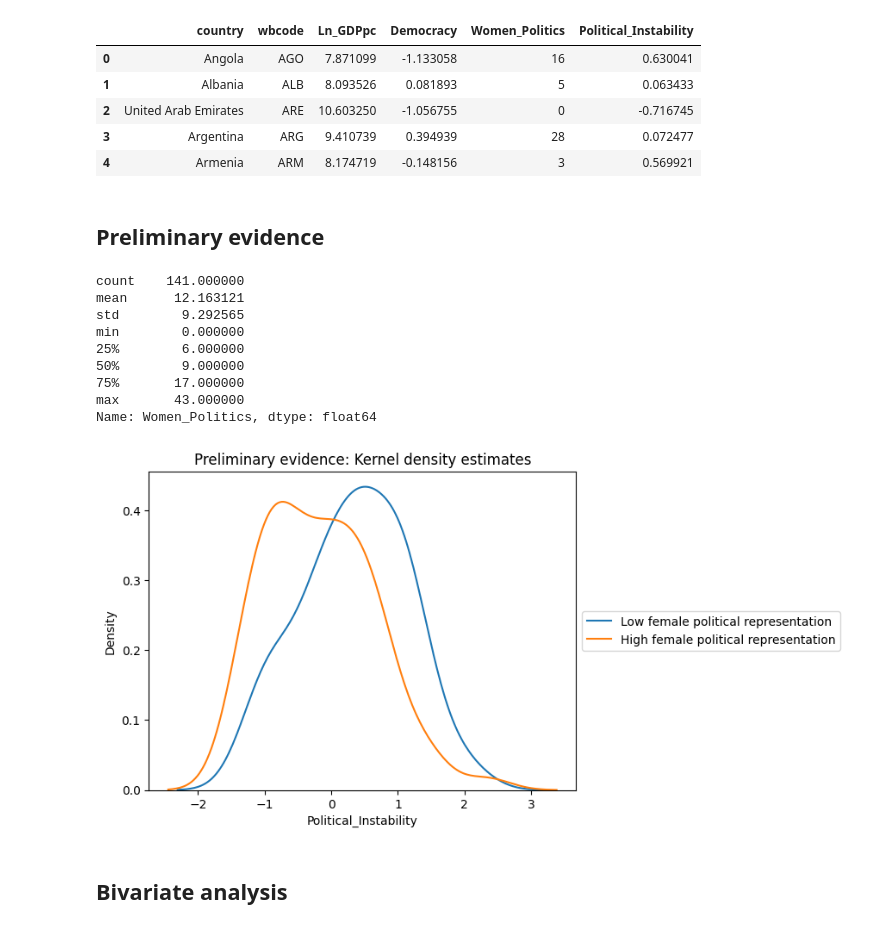
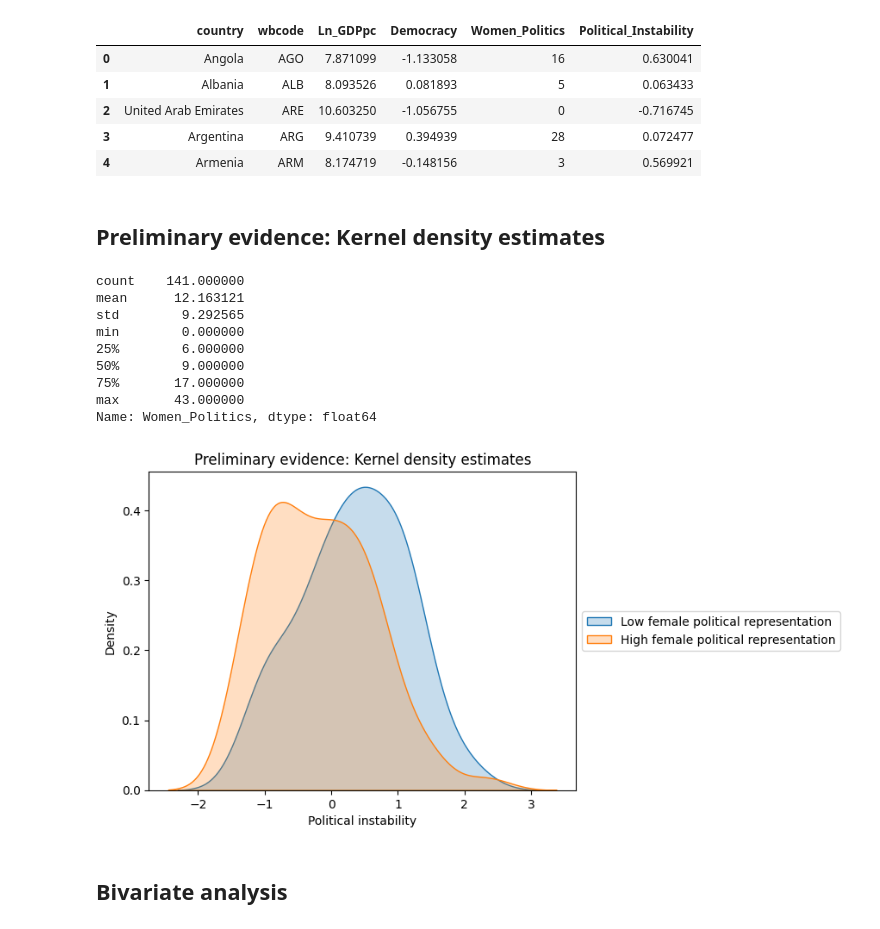
Before and after one commit to DmitriRazumikhin/CodeInPlace, a Jupyter notebook: FinalProject.ipynb, the cells around one changed output. Cells and saved outputs as stored; diff of their text form; code cells hidden in the pictures.

```diff
--- a/FinalProject.ipynb
+++ b/FinalProject.ipynb
@@ -89,50 +97,58 @@ wdi_data.head()
 | 3 | Argentina | ARG | 9.410739 | 0.394939 | 28 | 0.072477 |
 | 4 | Armenia | ARM | 8.174719 | -0.148156 | 3 | 0.569921 |
 # %% [markdown]
-## Preliminary evidence
+## Preliminary evidence: Kernel density estimates
 # %%
+# Summary statistics for Women_Politics
 
-# Summary statistics for Women_Politics
 summary_Women_Politics = wdi_data['Women_Politics'].describe()
 
 # Print the summary statistics
+
 print(summary_Women_Politics)
 
 # Generate the two groups:
+
 wdi_data['group'] = 1
 wdi_data.loc[wdi_data['Women_Politics'] > 9, 'group'] = 2
 
-# Check the new variable has been succesfully defined
+# Check that the new variable has been succesfully defined
+
 wdi_data.head()
 
 ## Subset the data based on the condition group == 1
+
 wdi_subset1 = wdi_data[wdi_data['group'] == 1]['Political_Instability']
+
 # Subset the data based on the condition group == 2
+
 wdi_subset2 = wdi_data[wdi_data['group'] == 2]['Political_Instability']
 
-# Create kernel density plots for each subset
-sns.kdeplot(wdi_subset1, label='Low female political representation')
-sns.kdeplot(wdi_subset2, label='High female political representation')
+# Create the kernel density plots for each subset
 
-# Add legend and title
+sns.kdeplot(wdi_subset1, label='Low female political representation', fill = True)
+sns.kdeplot(wdi_subset2, label='High female political representation', fill = True)
+
+# Add legend and titles
 
 plt.legend(loc='center left', bbox_to_anchor=(1, 0.5))
-
 plt.title('Preliminary evidence: Kernel density estimates')
+plt.xlabel('Political instability')
 
 # Show the plot
+
 plt.show()
 # %% [output]
 count    141.000000
 mean      12.163121
 std        9.292565
 min        0.000000
 25%        6.000000
 50%        9.000000
 75%       17.000000
 max       43.000000
 Name: Women_Politics, dtype: float64
-[figure, old version]
+[figure, new version]
 # %% [markdown]
 ## Bivariate analysis
 # %% [markdown]
```
Also changed, not shown: parts of 9 cells of this notebook.
